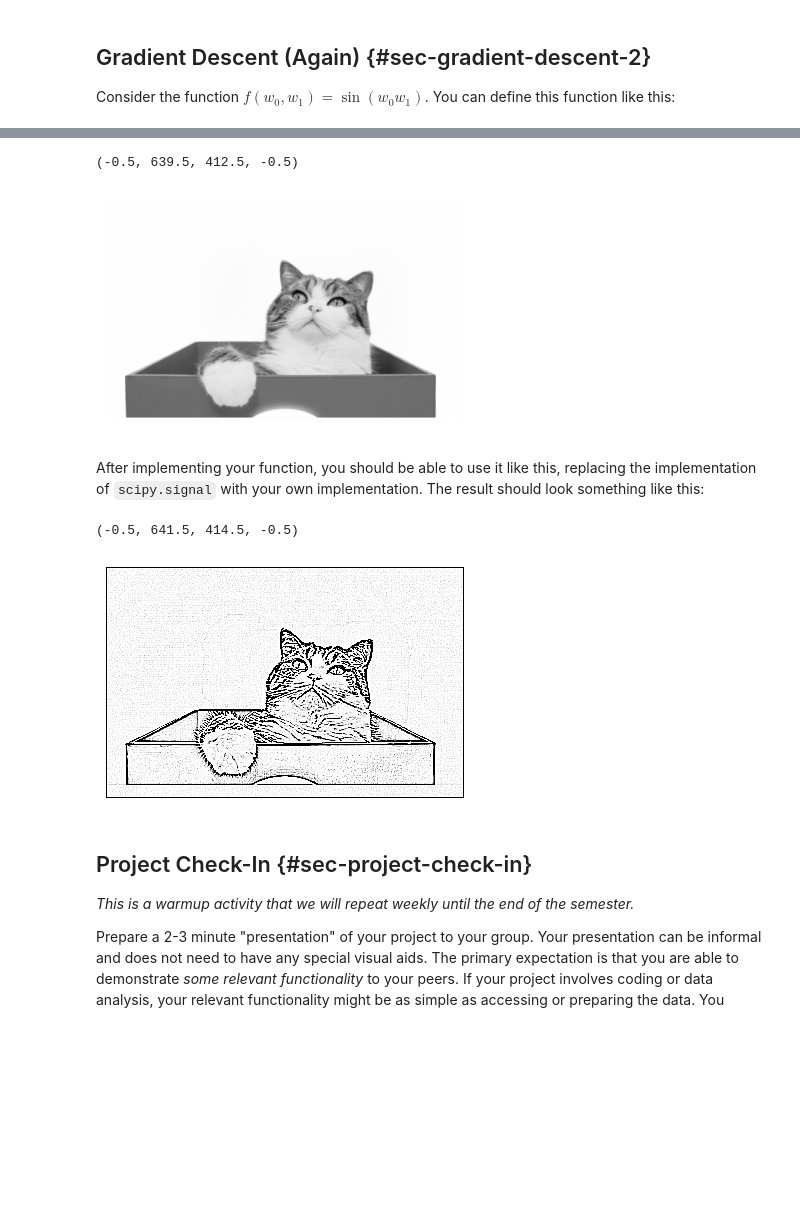
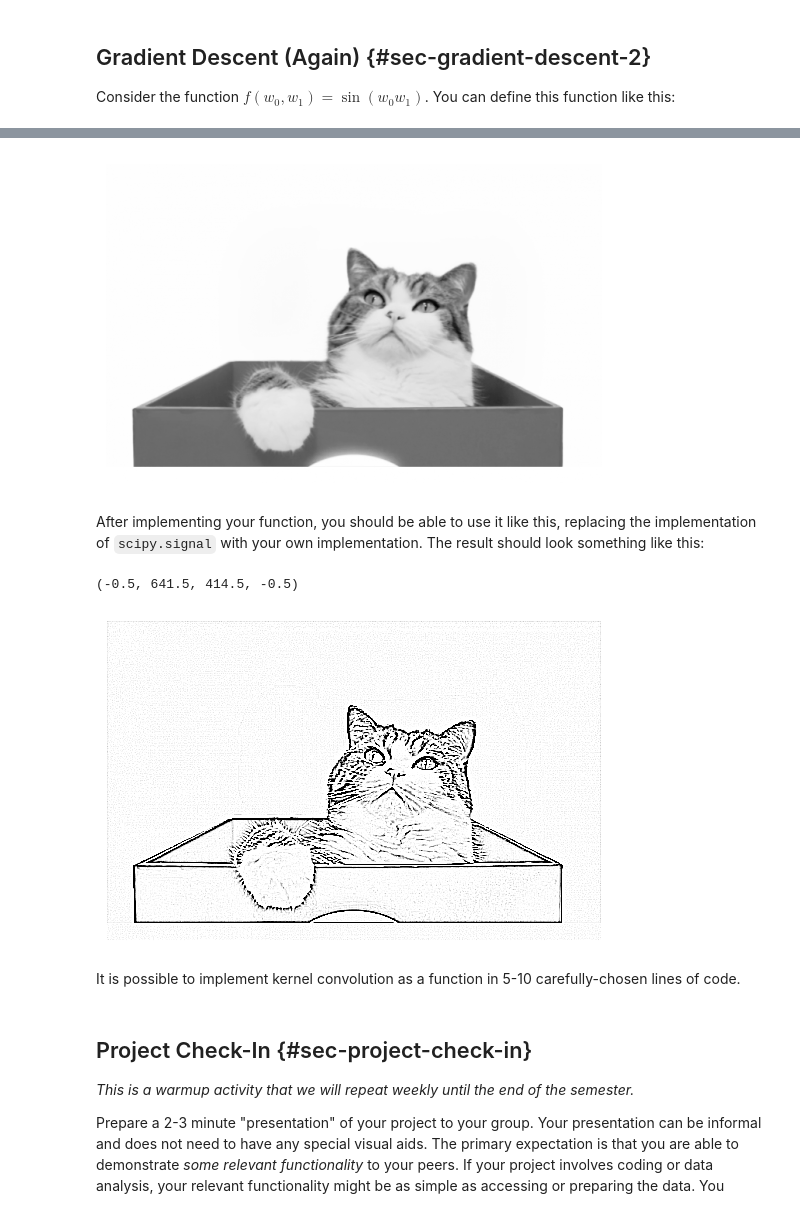
Before and after one commit to middlebury-csci-0451/CSCI-0451-s24, a Jupyter notebook: warmup-exercises.ipynb, the cells around one changed output, grey strips where cells are left out. Drawn from its saved outputs; the diff is of its cells as text; code cells hidden in the pictures; blank space fills up the shorter version.

```diff
--- a/warmup-exercises.ipynb
+++ b/warmup-exercises.ipynb
@@ -847,44 +847,49 @@ It's ok to use a for-loop to loop over pixels.
 
 Here's an example image you can use:
 # %%
+import urllib.request
 from PIL import Image
-import urllib
+from matplotlib import pyplot as plt
+import torch
 import numpy as np
-from matplotlib import pyplot as plt
 
 def read_image(url):
-    return np.array(Image.open(urllib.request.urlopen(url)))
+    urllib.request.urlretrieve(url, "maru.png")
+    img = Image.open("maru.png")
+    return torch.tensor(np.array(img)/255).float()
 
-url = "https://i.pinimg.com/originals/0e/d0/23/0ed023847cad0d652d6371c3e53d1482.png"
+url = "https://github.com/middlebury-csci-0451/CSCI-0451-s24/blob/main/assets/img/figs/maru.png?raw=true"
 
 img = read_image(url)
 
 def to_greyscale(im):
-    return 1 - np.dot(im[...,:3], [0.2989, 0.5870, 0.1140])
+    v = torch.tensor([0.2989, 0.5870, 0.1140])
+    return 1 - img[:,:,:3]@v
 
 img = to_greyscale(img)
 
 plt.imshow(img, cmap = "Greys")
-plt.gca().axis("off")
+no_ax = plt.gca().axis("off")
 # %% [output]
-(-0.5, 639.5, 412.5, -0.5)
-[figure, old version]
+[figure, new version]
 # %% [markdown]
 After implementing your function, you should be able to use it like this, replacing the implementation of `scipy.signal` with your own implementation. The result should look something like this:
 # %%
 from scipy.signal import convolve2d
 
 kernel = np.array([[-1, -1, -1],
                    [-1,  8, -1],
                    [-1, -1, -1]])
 
 convd = convolve2d(img, kernel)
 
-plt.imshow(convd, cmap = "Greys", vmin = 0, vmax = 8)
+plt.imshow(convd, cmap = "Greys", vmin = 0, vmax = 0.1)
 plt.gca().axis("off")
 # %% [output]
 (-0.5, 641.5, 414.5, -0.5)
-[figure, old version]
+[figure, new version]
+# %% [markdown]
+It is possible to implement kernel convolution as a function in 5-10 carefully-chosen lines of code.
 # %% [markdown]
 ## Project Check-In {#sec-project-check-in}
 
```
Also changed, not shown: parts of 1 cell of this notebook, 4 other files.
